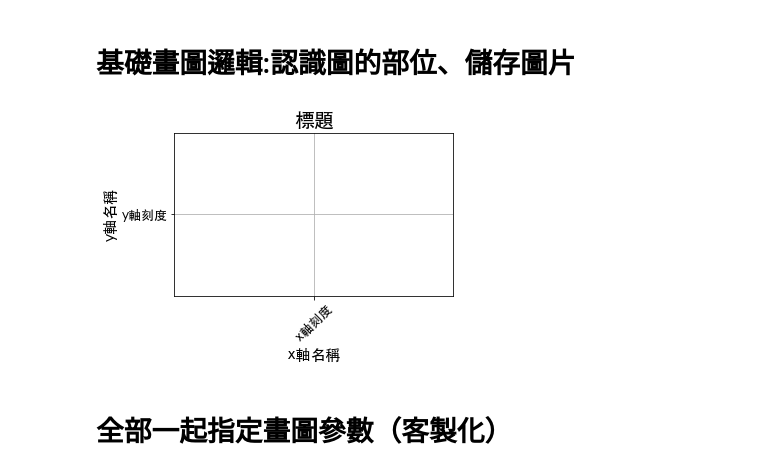
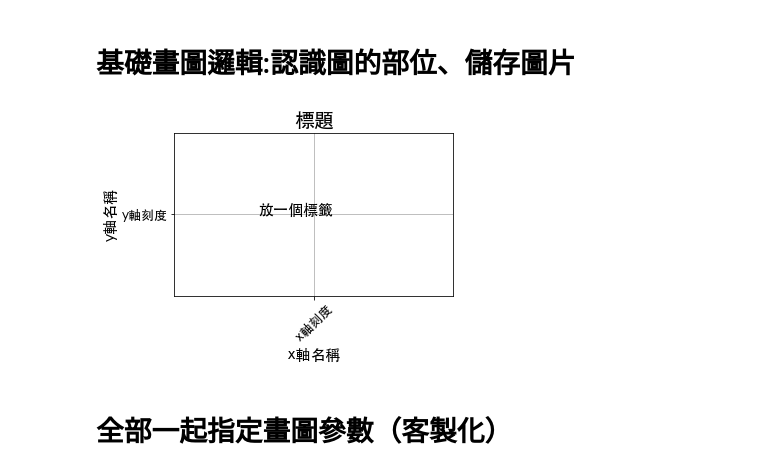
Before and after one commit to 105304039/110statistic_1, a Jupyter notebook: matplotlib基本畫圖.ipynb, the cells around one changed output. Saved outputs shown, nothing was run; the diff lists cells and outputs as text; code cells hidden in the pictures.

```diff
--- a/matplotlib基本畫圖.ipynb
+++ b/matplotlib基本畫圖.ipynb
@@ -57,34 +58,37 @@ plt.title("標題",size = 20)
 # 將x軸上的0.5位置命名為"x軸刻度"
 plt.xticks([0.5],        # 先填入[欲取代的刻度]
            ["x軸刻度"],   # 後填入[以什麼取代]
            size = 13,
            rotation = 45)
 
 # 將x軸上的0.5位置命名為"x軸刻度"
 plt.yticks([0.5],        # 先填入[欲取代的刻度]
            ["y軸刻度"],   # 後填入[以什麼取代]
            size = 13)
 
 # 顯示圖上的格子
 plt.grid()
 
 
+# 在圖上某特定位置顯示標籤
+plt.annotate("放一個標籤",(0.3,0.5),size = 15)
+
 # 軸標籤
 plt.xlabel("x軸名稱",
            size = 15)
 
 
 plt.ylabel("y軸名稱",
            size = 15)
 #=======================以下注意順序========================
 # 儲存圖片，要放在plt.show()以前！！！不然會存到空白圖
 # 他會直接覆蓋喔要小心每張圖要改檔名
 plt.savefig('first plot.png')
 
 # 顯示圖片
 plt.show()
 # %% [output]
-[figure, old version]
+[figure, new version]
 # %% [markdown]
 # 全部一起指定畫圖參數（客製化）
 # %% [markdown]
```
Also changed, not shown: parts of 8 cells of this notebook, 1 other file.
